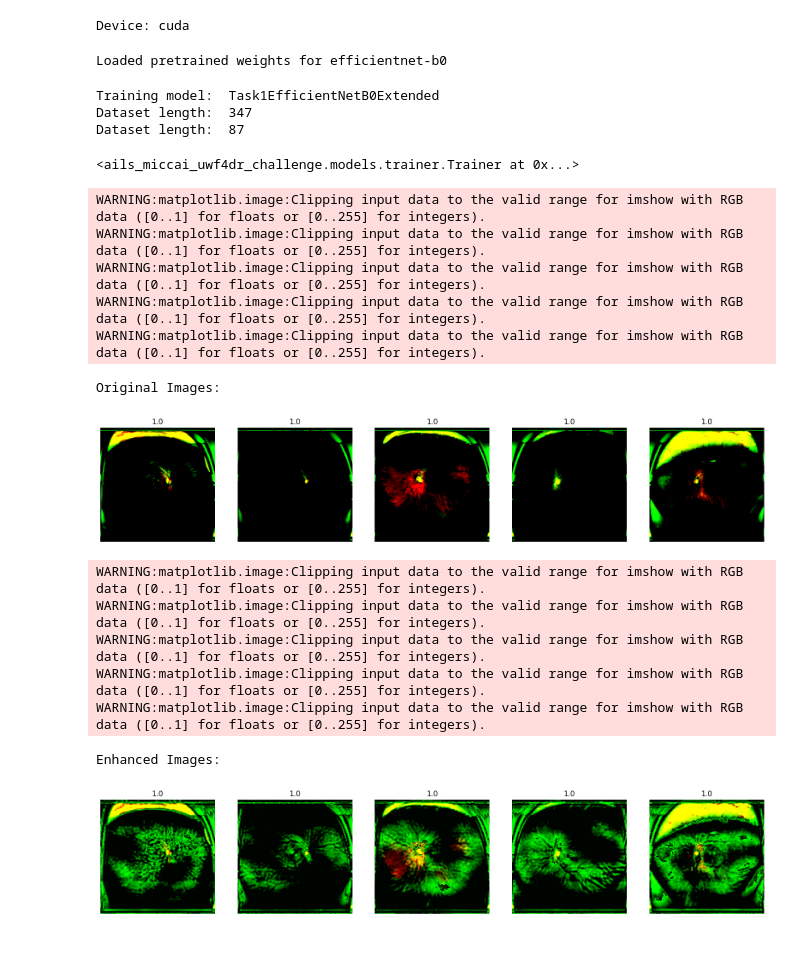
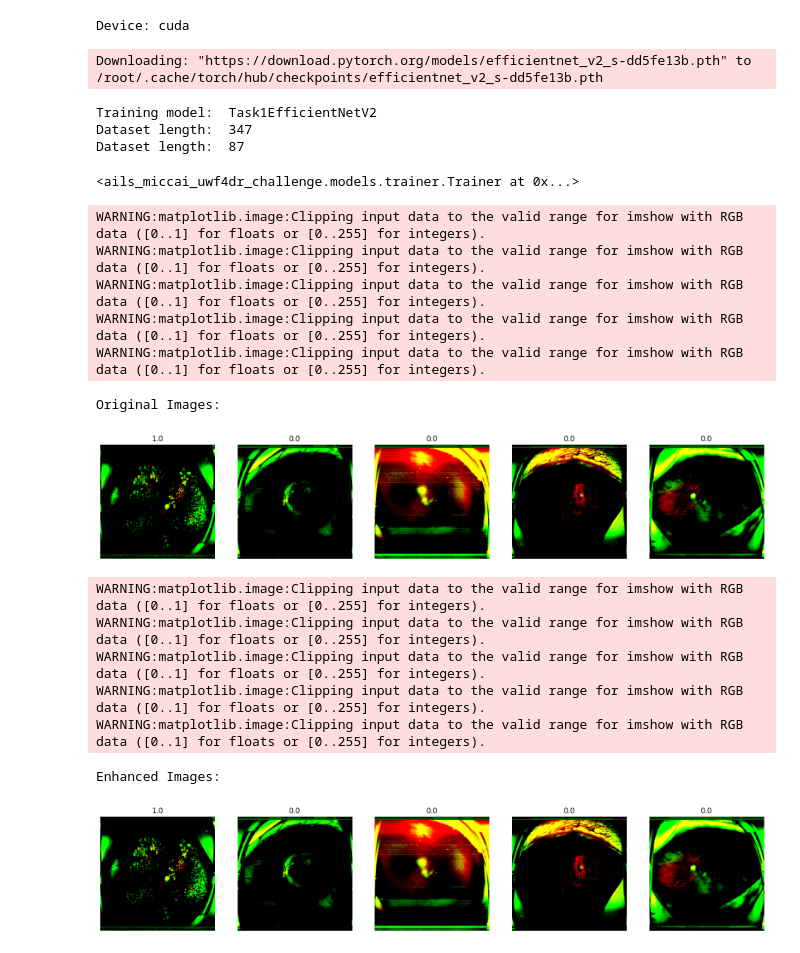
Before and after one commit to moritsih/AILS-MICCAI-UWF4DR-Challenge, a Jupyter notebook: notebooks/2.01-bsc_training_on_colab.ipynb, the cells around one changed output. Cells and saved outputs as stored; diff of their text form; code cells hidden in the pictures.

Commit message:
EfficientNetV2 Green

```diff
--- a/notebooks/2.01-bsc_training_on_colab.ipynb
+++ b/notebooks/2.01-bsc_training_on_colab.ipynb
@@ -316,7 +309,7 @@ class Task1EfficientNetB0Extended(nn.Module):
 # Import necessary libraries
 import torch
 import torch.nn as nn
-from torchvision.models import efficientnet_v2_m
+from torchvision.models import efficientnet_v2_s
 
 class Task1EfficientNetV2(nn.Module):
     def __init__(self, learning_rate=1e-3):
@@ -325,7 +318,7 @@ class Task1EfficientNetV2(nn.Module):
         self.learning_rate = learning_rate
 
         # Get the EfficientNetV2 model
-        self.model = efficientnet_v2_m(weights="IMAGENET1K_V1")
+        self.model = efficientnet_v2_s(weights="IMAGENET1K_V1")
 
         # Replace the entire classifier block
         in_features = self.model.classifier[1].in_features
@@ -351,14 +344,14 @@ class Task1EfficientNetV2(nn.Module):
 #model = Task1EfficientNetB0()
 
 #model = AutoMorphModel(pretrained=True)
-model = Task1EfficientNetB0Extended(1e-4)
-#model = Task1EfficientNetV2()
+#model = Task1EfficientNetB0Extended(1e-4)
+model = Task1EfficientNetV2()
 
 
 model.to(device)
 model_name = model.__class__.__name__
 # %% [output]
-Loaded pretrained weights for efficientnet-b0
+Downloading: "https://download.pytorch.org/models/efficientnet_v2_s-dd5fe13b.pth" to /root/.cache/torch/hub/checkpoints/efficientnet_v2_s-dd5fe13b.pth
 # %%
 # training config
 print("Training model: ",model_name)
@@ -384,7 +377,7 @@ if(use_wandb):
 config = {
     "learning_rate": 1e-4,
     "dataset": "UWF4DR-Original",
-    "epochs": 10,
+    "epochs": 20,
     "batch_size": 4,
     "model_type": model.__class__.__name__
 }
@@ -409,7 +402,7 @@ training_timestamp = time.strftime("%Y-%m-%d_%H-%M-%S")
 persist_model_hook = PersistBestModelOnEpochEndHook(my_data_base_path / f"{model_name}_best_weights_{training_timestamp}.pth")
 trainer.add_epoch_end_hook(persist_model_hook)
 # %% [output]
-Training model:  Task1EfficientNetB0Extended
+Training model:  Task1EfficientNetV2
 Dataset length:  347
 Dataset length:  87
 <ails_miccai_uwf4dr_challenge.models.trainer.Trainer at 0x...>
@@ -437,36 +430,36 @@ images_after = []
 labels = []
 
 # Get 5 images from the loader
 for i, (img, label) in enumerate(train_loader):
     if i == 5:
         break
     images_before.append(img[0].clone())  # Store a clone of the original image
-    transformed_img = GreenChannelEnhancement()(img[0])  # Apply the enhancement
+    transformed_img = img[0]#GreenChannelEnhancement()(img[0])  # Apply the enhancement
     images_after.append(transformed_img)  # Store the transformed image
     labels.append(label[0].item())
 
 # Show original images
 print("Original Images:")
 show_images(images_before, titles=labels)
 
 # Show enhanced images
 print("Enhanced Images:")
 show_images(images_after, titles=labels)
 # %% [output]
 WARNING:matplotlib.image:Clipping input data to the valid range for imshow with RGB data ([0..1] for floats or [0..255] for integers).
 WARNING:matplotlib.image:Clipping input data to the valid range for imshow with RGB data ([0..1] for floats or [0..255] for integers).
 WARNING:matplotlib.image:Clipping input data to the valid range for imshow with RGB data ([0..1] for floats or [0..255] for integers).
 WARNING:matplotlib.image:Clipping input data to the valid range for imshow with RGB data ([0..1] for floats or [0..255] for integers).
 WARNING:matplotlib.image:Clipping input data to the valid range for imshow with RGB data ([0..1] for floats or [0..255] for integers).
 Original Images:
-[figure, old version]
+[figure, new version]
 WARNING:matplotlib.image:Clipping input data to the valid range for imshow with RGB data ([0..1] for floats or [0..255] for integers).
 WARNING:matplotlib.image:Clipping input data to the valid range for imshow with RGB data ([0..1] for floats or [0..255] for integers).
 WARNING:matplotlib.image:Clipping input data to the valid range for imshow with RGB data ([0..1] for floats or [0..255] for integers).
 WARNING:matplotlib.image:Clipping input data to the valid range for imshow with RGB data ([0..1] for floats or [0..255] for integers).
 WARNING:matplotlib.image:Clipping input data to the valid range for imshow with RGB data ([0..1] for floats or [0..255] for integers).
 Enhanced Images:
-[figure, old version]
+[figure, new version]
 # %%
 if use_wandb:
     wandb.init(entity='miccai-challenge-2024' ,project='task1', config=config)
```
Also changed, not shown: parts of 2 cells of this notebook.
